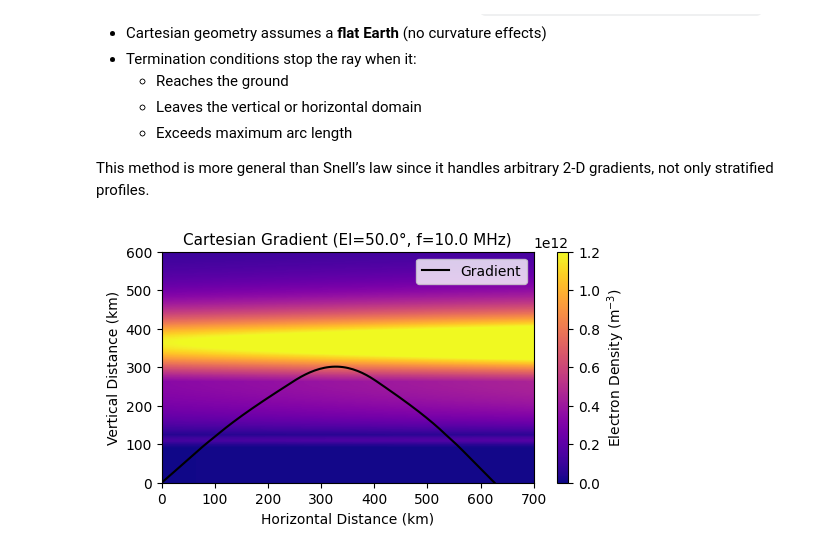
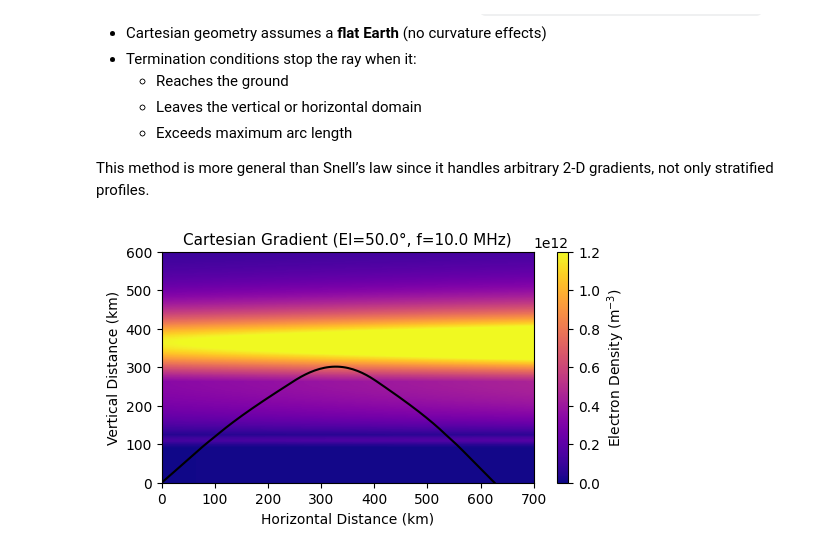
Before and after one commit to victoriyaforsythe/PyRayHF, a Jupyter notebook: docs/tutorials/Example_PyRayHF_Cartesian_Gradient.ipynb, the cells around one changed output. Saved outputs shown, nothing was run; the diff lists cells and outputs as text; code cells hidden in the pictures.

```diff
--- a/docs/tutorials/Example_PyRayHF_Cartesian_Gradient.ipynb
+++ b/docs/tutorials/Example_PyRayHF_Cartesian_Gradient.ipynb
@@ -130,36 +130,35 @@ ax_plot.set_xlim(0, 700)
 ax_plot.set_ylim(0, 600)
 ax_plot.set_facecolor("lightgray")
 ax_plot.set_ylabel('Vertical Distance (km)')
 ax_plot.set_xlabel('Horizontal Distance (km)')
 vmin = 0
 vmax = 1.2e12
 color_ticks = np.arange(vmin, vmax + 2e11, 2e11)
 pc = ax_plot.pcolormesh(Xg, Zg, Ne_gradient, shading='auto',
                         cmap='plasma', vmin=vmin, vmax=vmax)
-ax_plot.plot(result['x'], result['z'], c='black', label='Gradient')
+ax_plot.plot(result['x'], result['z'], c='black')
 ax_plot.set_title(f"Cartesian Gradient (El={elevation_deg:.1f}°, f={f0_Hz/1e6} MHz)", fontsize=11)
 plt.colorbar(pc, label='Electron Density (m$^{-3}$)', ax=ax_plot,
              ticks=color_ticks)
-ax.legend()
 plt.savefig('/Users/vmakarevich/Documents/GitHub/PyRayHF/docs/examples/figures/Cartesian_Gradient.png', dpi=300, bbox_inches='tight', facecolor='white')
 plt.show()
 
 
 # Print diagnostics
 print('--------------------------------------------------')
 print('Gradient-based raytracing in a medium with gradient:')
 print('--------------------------------------------------')
 print('Group Path (km): ', result['group_path_km'])
 print('Group delay (sec): ', result['group_delay_sec'])
 print('Ground_ Range (km): ', result['ground_range_km'])
 print('x midpoint (km): ', result['x_midpoint'])
 print('z midpoint (km): ', result['z_midpoint'])
 
 print('--------------------------------------------------')
 print('Elapsed time (sec): ', elapsed_time)
 print('--------------------------------------------------')
 # %% [output]
-[figure, old version]
+[figure, new version]
 --------------------------------------------------
 Gradient-based raytracing in a medium with gradient:
 --------------------------------------------------
```
Also changed, not shown: parts of 1 cell of this notebook, 5 other files.
